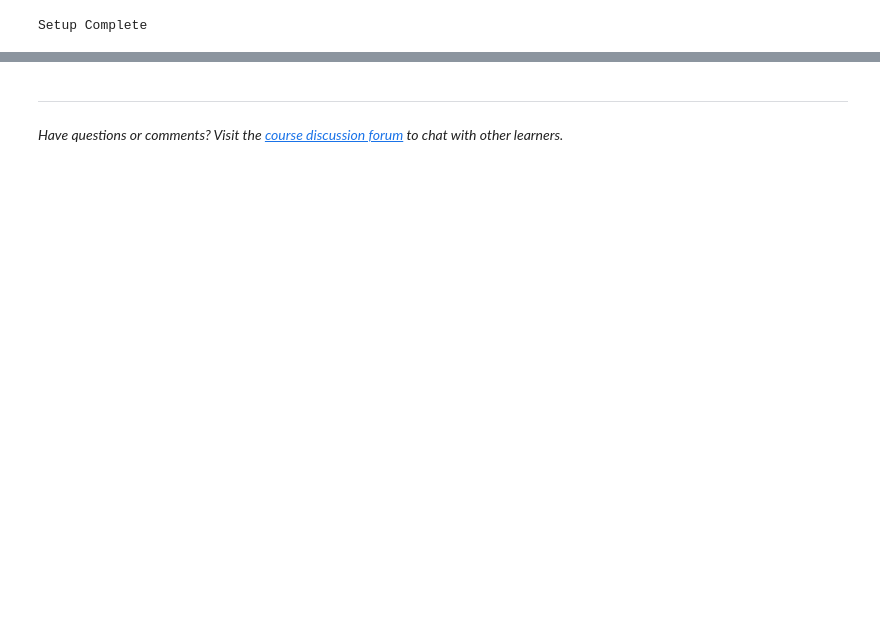
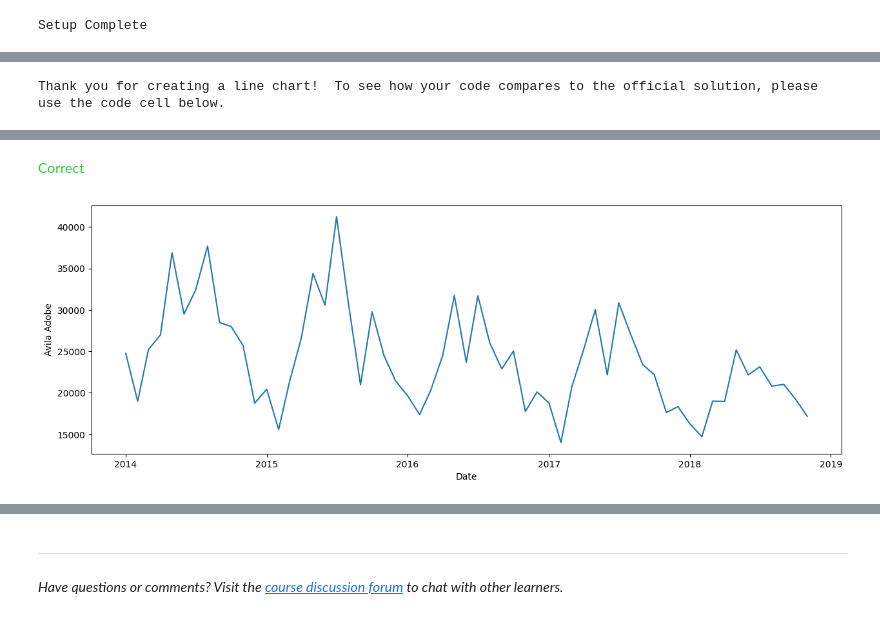
Before and after one commit to sw00z/Work-from-Kaggle, a Jupyter notebook: exercise-scatter-plots.ipynb, the cells around one changed output, grey strips where cells are left out. Cells and saved outputs as stored; diff of their text form; code cells hidden in the pictures; blank space fills up the shorter version.

```diff
--- a/exercise-scatter-plots.ipynb
+++ b/exercise-scatter-plots.ipynb
@@ -167,0 +186,9 @@ According to the plot above, is there a **slight** correlation between `'winperc
+# %%
+# Line plot showing the number of visitors to Avila Adobe over time
+plt.figure(figsize=(15,5))
+sns.lineplot(data=museum_data["Avila Adobe"]) # Your code here
+
+# Check your answer
+step_4.a.check()
+# %% [output]
+Thank you for creating a line chart!  To see how your code compares to the official solution, please use the code cell below.
@@ -167,0 +196,2 @@ According to the plot above, is there a **slight** correlation between `'winperc
+<span style="color:#33cc33">Correct</span>
+[figure, added]
```
Also changed, not shown: parts of 56 cells of this notebook.
